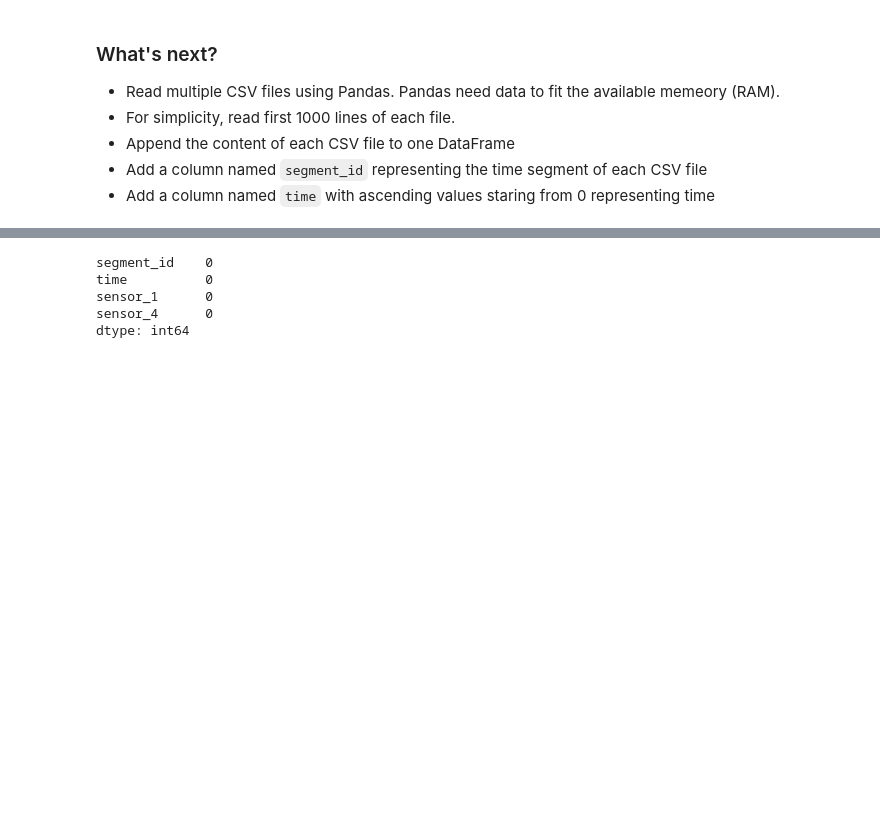
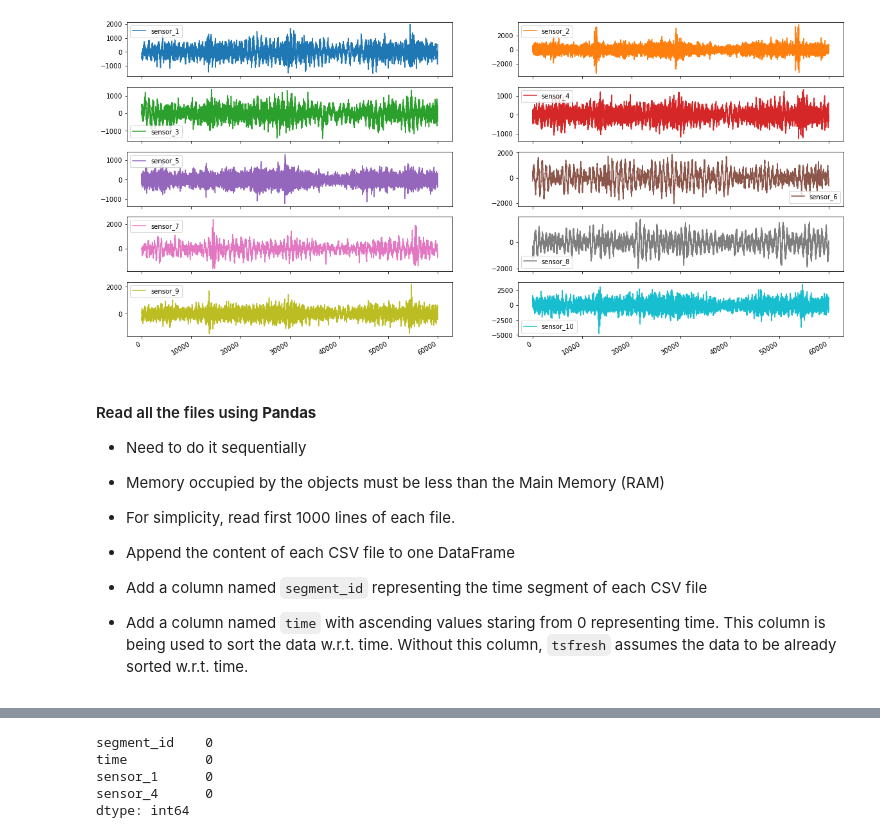
Before and after one commit to arnabbiswas1/feature_engineering_with_tsfresh_and_dask, a Jupyter notebook: notebooks/1_fe_with_tsfresh.ipynb, the cells around one changed output, grey strips where cells are left out. Drawn from its saved outputs; the diff is of its cells as text; code cells hidden in the pictures; blank space fills up the shorter version.

```diff
--- a/notebooks/1_fe_with_tsfresh.ipynb
+++ b/notebooks/1_fe_with_tsfresh.ipynb
@@ -30,0 +46,3 @@ data_types = {"sensor_1" : np.float32,
+# %%
+df_sample = pd.read_csv(f"{DATA_DIR}/1405189645.csv")
+df_sample.head()
@@ -31,7 +56,14 @@ data_types = {"sensor_1" : np.float32,
+# %%
+df_sample.plot(subplots=True, layout=(5, 2), figsize=(20, 10))
+plt.show()
+# %% [output]
+[figure, added]
 # %% [markdown]
-### What's next?
-- Read multiple CSV files using Pandas. Pandas need data to fit the available memeory (RAM).
+#### Read all the files using **Pandas**
+- Need to do it sequentially
+- Memory occupied by the objects must be less than the Main Memory (RAM)
+
 - For simplicity, read first 1000 lines of each file.
 - Append the content of each CSV file to one DataFrame
 - Add a column named `segment_id` representing the time segment of each CSV file
-- Add a column named `time` with ascending values staring from 0 representing time
+- Add a column named `time` with ascending values staring from 0 representing time. This column is being used to sort the data w.r.t. time. Without this column, `tsfresh` assumes the data to be already sorted w.r.t. time.
```
Also changed, not shown: parts of 47 cells of this notebook, 3 other files.
